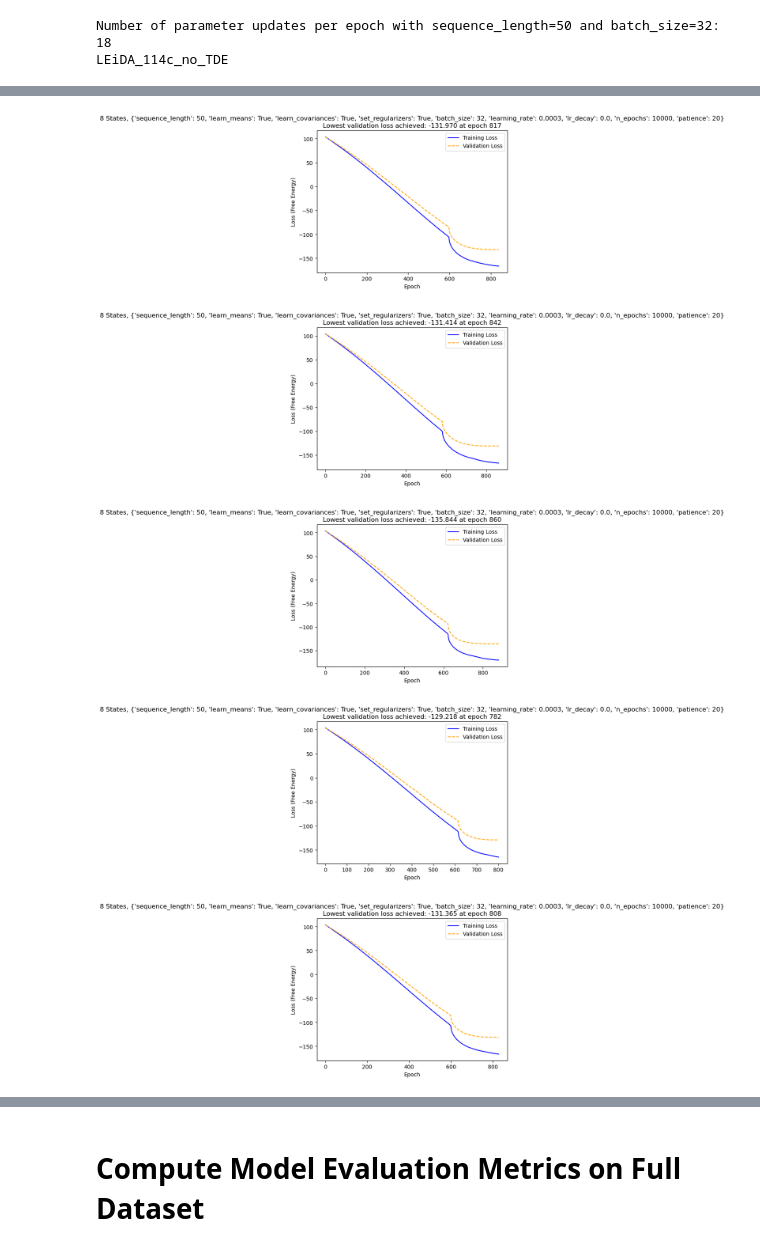
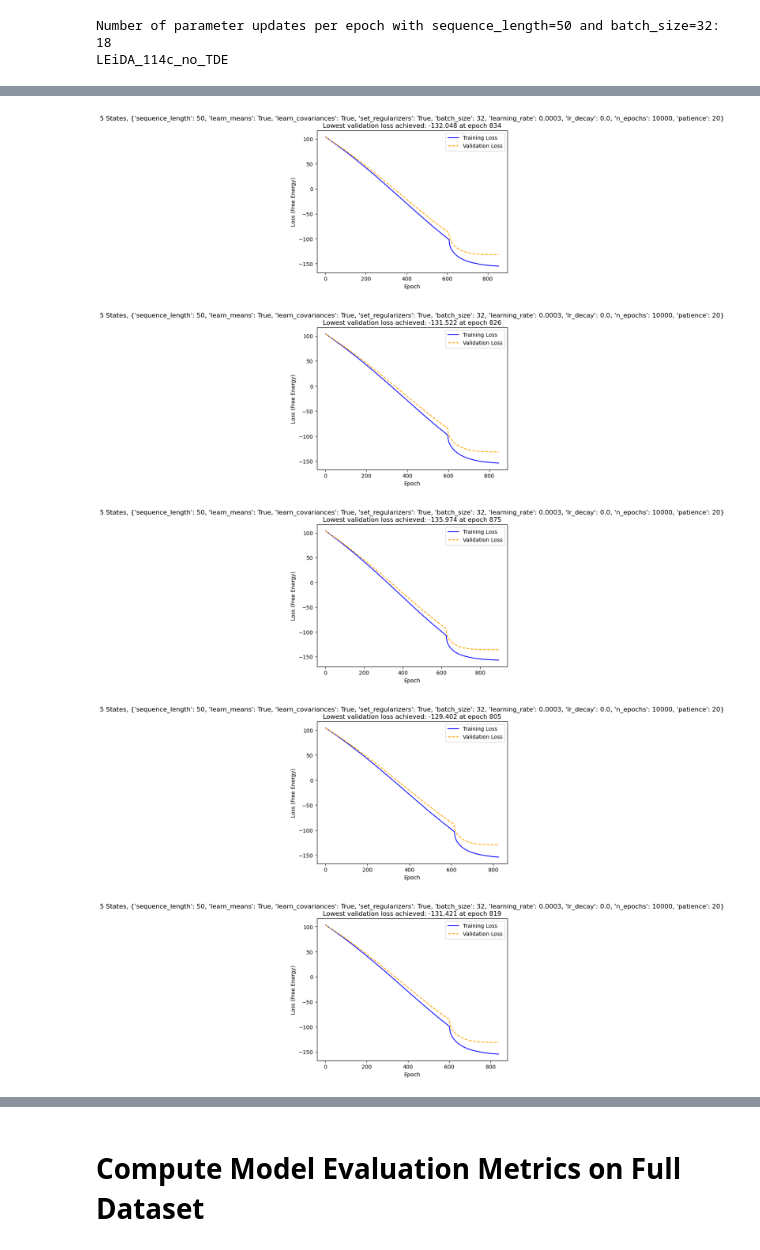
Before and after one commit to efei01/dFNC, a Jupyter notebook: HMM/HMM_analysis_v2.ipynb, the cells around one changed output, grey strips where cells are left out. Drawn from its saved outputs; the diff is of its cells as text; code cells hidden in the pictures.

```diff
--- a/HMM/HMM_analysis_v2.ipynb
+++ b/HMM/HMM_analysis_v2.ipynb
@@ -216,9 +241,9 @@ random_state_time_course_initialization can't simulate a state time course where
 # %%
-plot_cv_loss(model_eval_log, 6, split_plan)
+plot_cv_loss(model_eval_log, 5, split_plan)
 # %% [output]
-[figure, old version]
+[figure, new version]
-[figure, old version]
+[figure, new version]
-[figure, old version]
+[figure, new version]
-[figure, old version]
+[figure, new version]
-[figure, old version]
+[figure, new version]
 # %%
```
Also changed, not shown: parts of 28 cells of this notebook, 1 other file.
